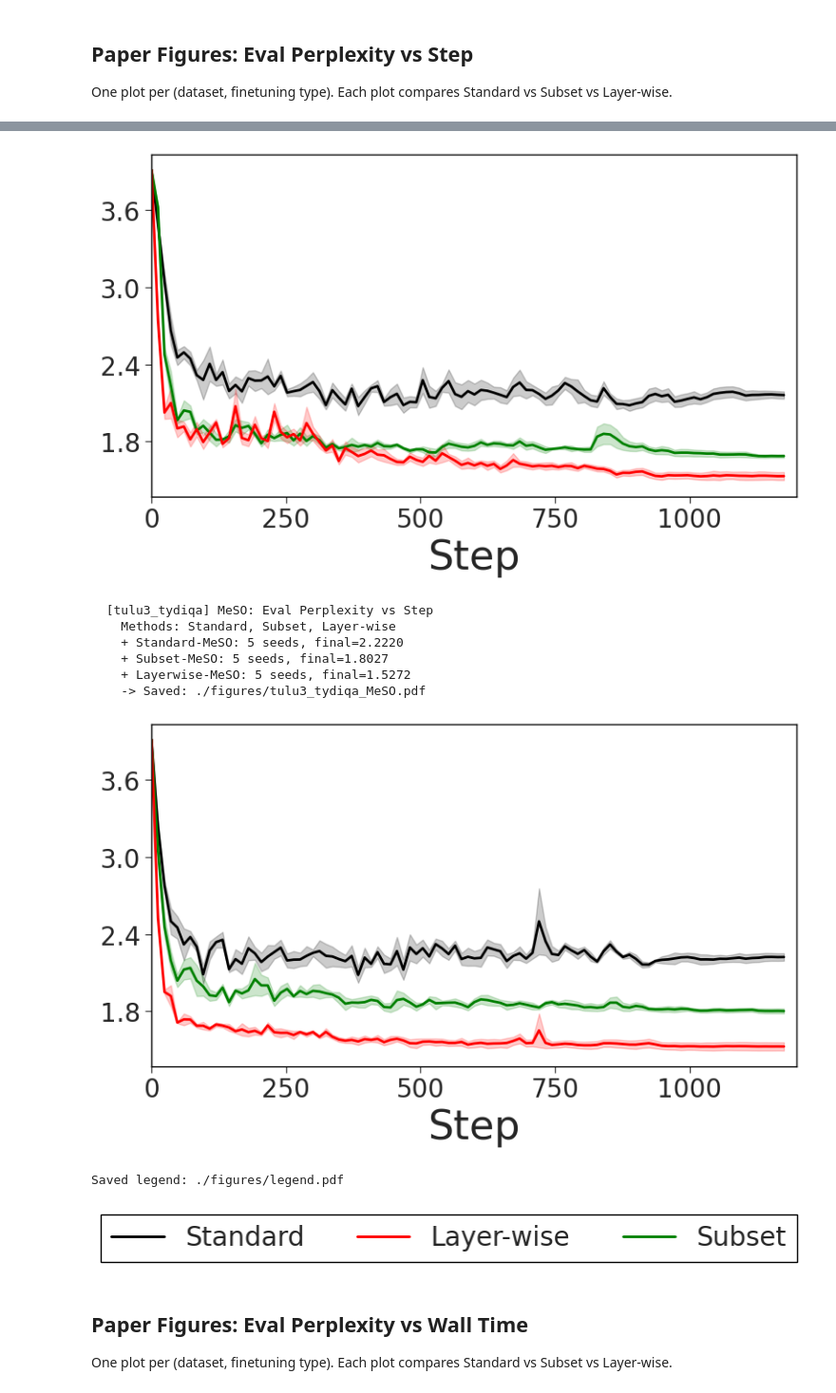
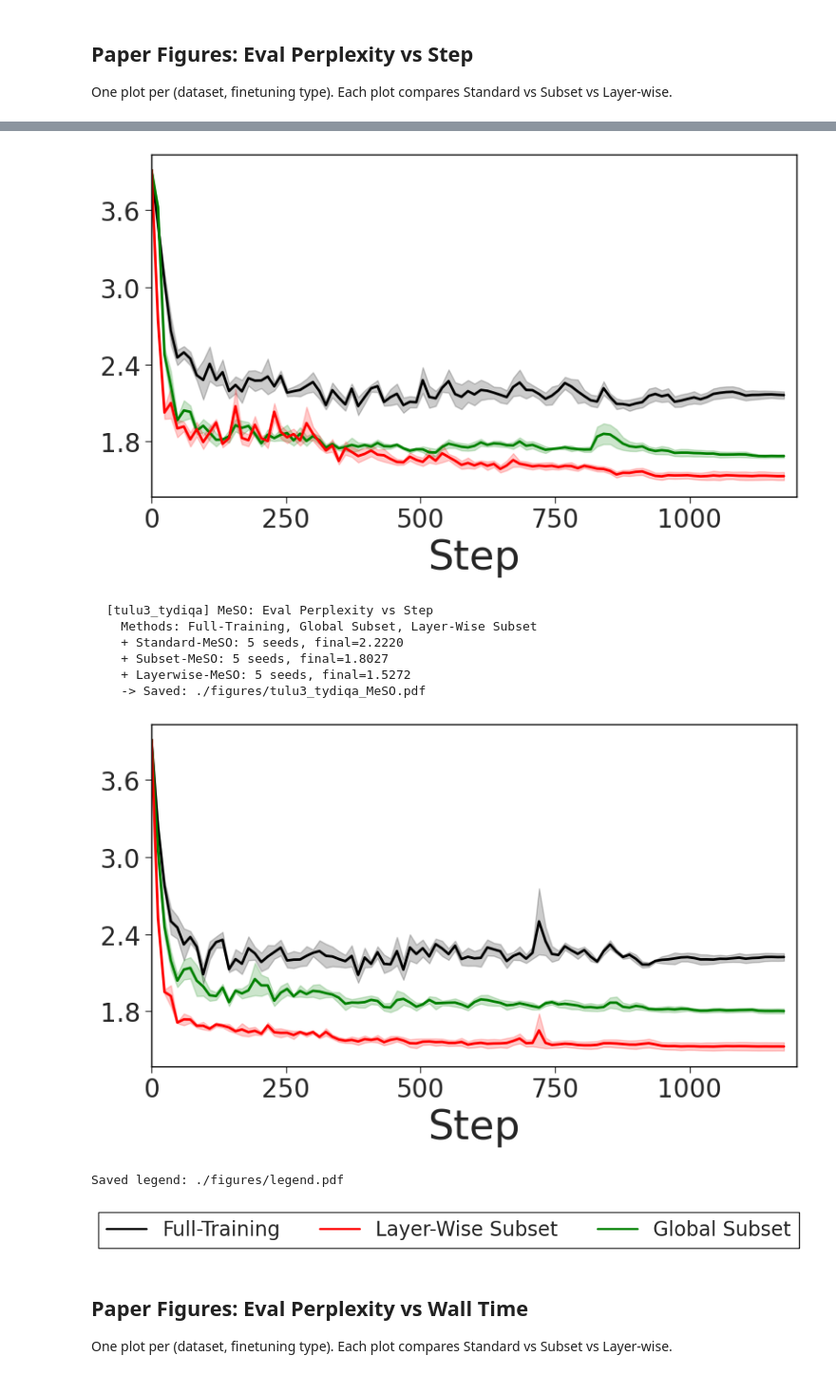
Before and after one commit to TRAIS-Lab/Dr.Post-Training, a Jupyter notebook: SFT/result.ipynb, the cells around one changed output, grey strips where cells are left out. Shown at 95% size. Saved outputs shown, nothing was run; the diff lists cells and outputs as text; code cells hidden in the pictures.

```diff
--- a/SFT/result.ipynb
+++ b/SFT/result.ipynb
@@ -59,9 +59,9 @@ FT_ORDER = ['Full', 'LoRA', 'MeSO']
 DATASET_TITLES = {'alpaca_samsum': 'SAMSUM', 'tulu3_tydiqa': 'TYDIQA'}
 
 LEGEND_NAMES = {
-    'Standard-Full': 'Standard', 'Standard-LoRA': 'Standard', 'Standard-MeSO': 'Standard',
-    'Layerwise-Full': 'Layer-wise', 'Layerwise-LoRA': 'Layer-wise', 'Layerwise-MeSO': 'Layer-wise',
-    'Subset-Full': 'Subset', 'Subset-LoRA': 'Subset', 'Subset-MeSO': 'Subset',
+    'Standard-Full': 'Full-Training', 'Standard-LoRA': 'Full-Training', 'Standard-MeSO': 'Full-Training',
+    'Layerwise-Full': 'Layer-Wise Subset', 'Layerwise-LoRA': 'Layer-Wise Subset', 'Layerwise-MeSO': 'Layer-Wise Subset',
+    'Subset-Full': 'Global Subset', 'Subset-LoRA': 'Global Subset', 'Subset-MeSO': 'Global Subset',
 }
 
 METHOD_COLORS = {
@@ -581,7 +581,7 @@ for ds in DATASETS:
         plt.show()
 
 # Save a standalone legend figure
-legend_labels = ['Standard', 'Layer-wise', 'Subset']
+legend_labels = ['Full-Training', 'Layer-Wise Subset', 'Global Subset']
 legend_colors = ['black', 'red', 'green']
 
 fig_leg, ax_leg = plt.subplots(figsize=(6, 0.5))
@@ -637,17 +637,17 @@ plt.show()
     + Standard-LoRA: 5 seeds, final=2.1616
     + Subset-LoRA: 5 seeds, final=1.6880
     + Layerwise-LoRA: 5 seeds, final=1.5320
     -> Saved: ./figures/tulu3_tydiqa_LoRA.pdf
 [figure]
   [tulu3_tydiqa] MeSO: Eval Perplexity vs Step
-    Methods: Standard, Subset, Layer-wise
+    Methods: Full-Training, Global Subset, Layer-Wise Subset
     + Standard-MeSO: 5 seeds, final=2.2220
     + Subset-MeSO: 5 seeds, final=1.8027
     + Layerwise-MeSO: 5 seeds, final=1.5272
     -> Saved: ./figures/tulu3_tydiqa_MeSO.pdf
 [figure]
 Saved legend: ./figures/legend.pdf
-[figure, old version]
+[figure, new version]
 # %% [markdown]
 ## Paper Figures: Eval Perplexity vs Wall Time
 
```
Also changed, not shown: parts of 4 cells of this notebook, 2 other files.
